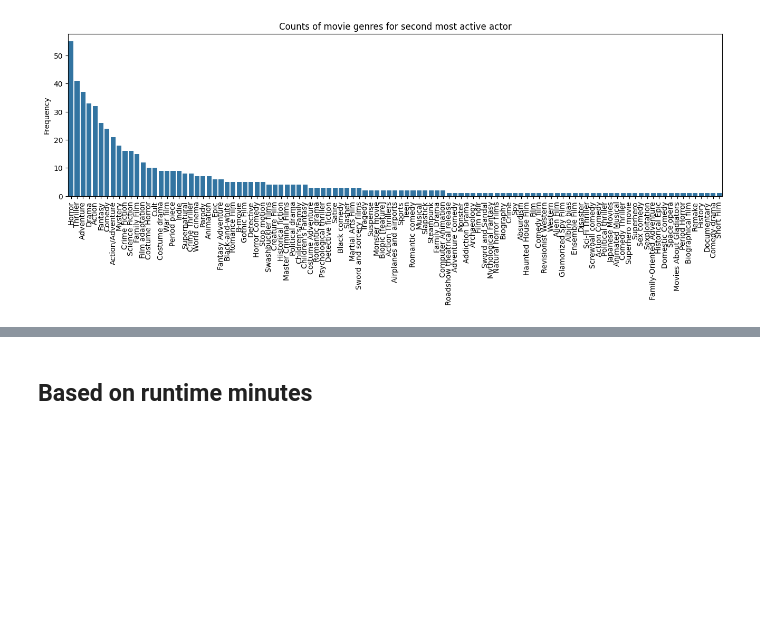
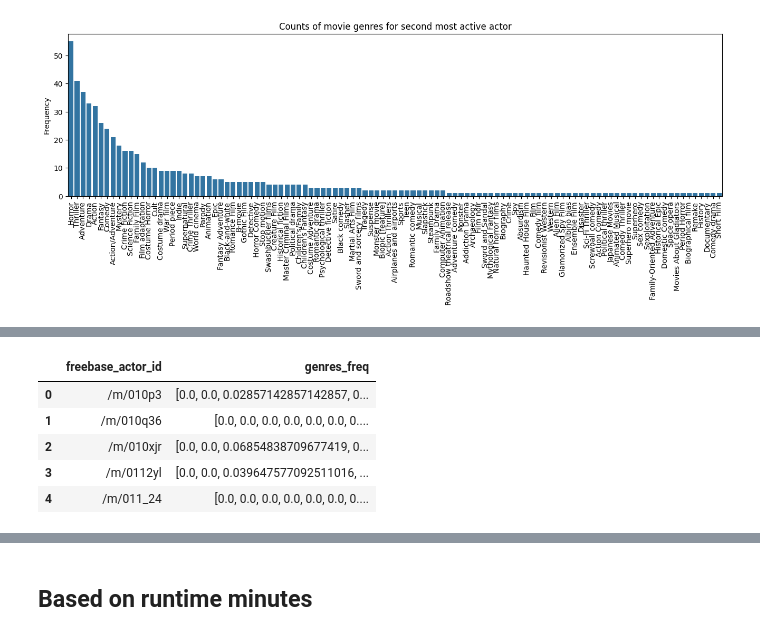
Before and after one commit to epfl-ada/ada-2023-project-advanceddataarsonists, a Jupyter notebook: initial_analyses.ipynb, the cells around one changed output, grey strips where cells are left out. Drawn from its saved outputs; the diff is of its cells as text; code cells hidden in the pictures; blank space fills up the shorter version.

```diff
--- a/initial_analyses.ipynb
+++ b/initial_analyses.ipynb
@@ -808,0 +840,16 @@ plt.show()
+# %%
+def create_movie_genre_frequency_vector(genres_dict):
+    freq_dict = {}
+    for genre in movie_genres_unique:
+        freq_dict[genre] = 0
+
+    tot_count = 0
+    for genre, freq in genres_dict.items():
+        tot_count += freq
+        freq_dict[genre] += freq
+
+    if tot_count != 0:
+        for genre, freq in freq_dict.items():
+            freq_dict[genre] /= tot_count
+
+    return list(freq_dict.values())
@@ -808,0 +862,9 @@ plt.show()
+# %%
+movie_genre_freq_vector.head()
+# %% [output]
+|  | freebase_actor_id | genres_freq |
+| 0 | /m/010p3 | [0.0, 0.0, 0.02857142857142857, 0... |
+| 1 | /m/010q36 | [0.0, 0.0, 0.0, 0.0, 0.0, 0.0, 0.... |
+| 2 | /m/010xjr | [0.0, 0.0, 0.06854838709677419, 0... |
+| 3 | /m/0112yl | [0.0, 0.0, 0.039647577092511016, ... |
+| 4 | /m/011_24 | [0.0, 0.0, 0.0, 0.0, 0.0, 0.0, 0.... |
```
Also changed, not shown: parts of 22 cells of this notebook.
